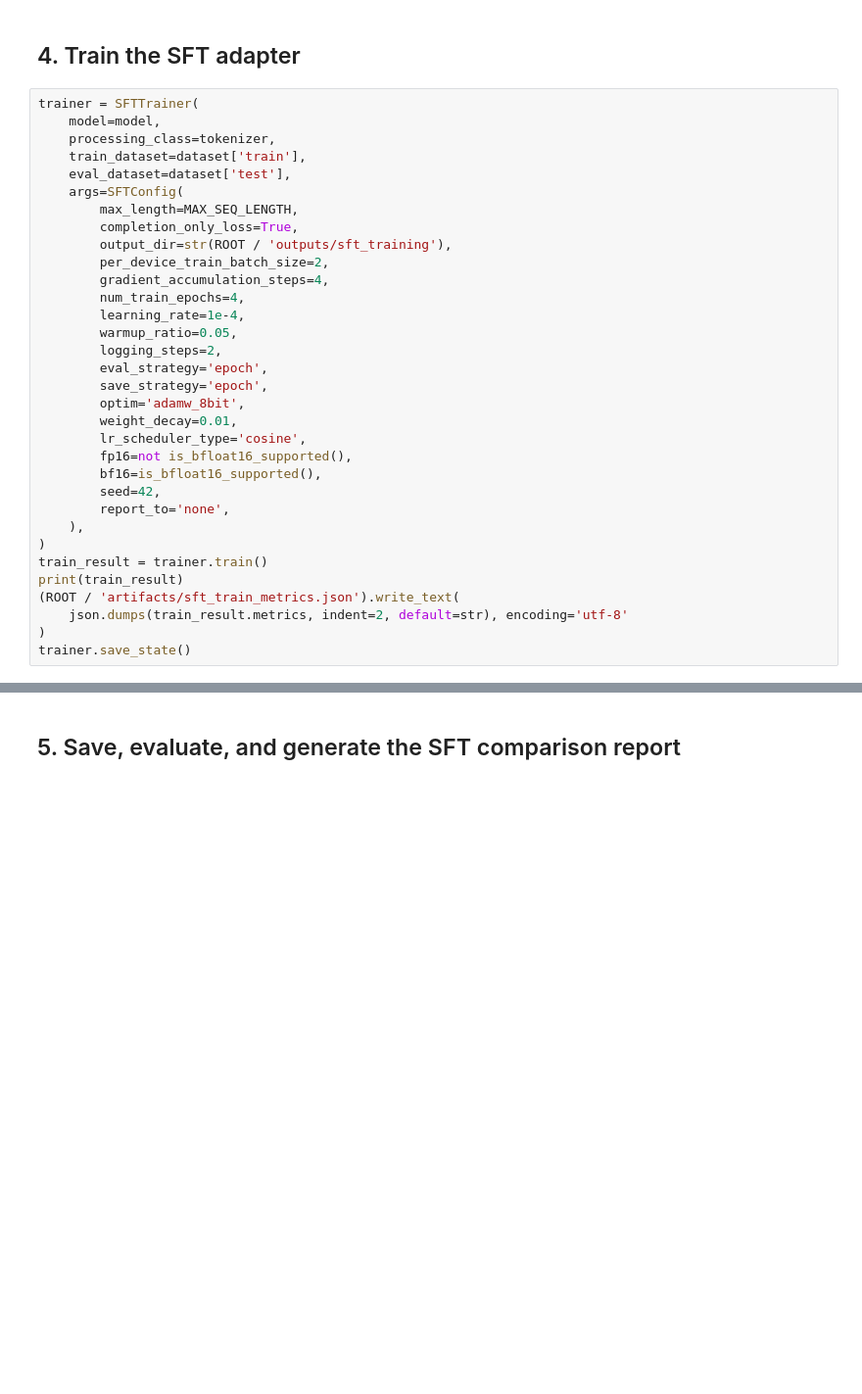
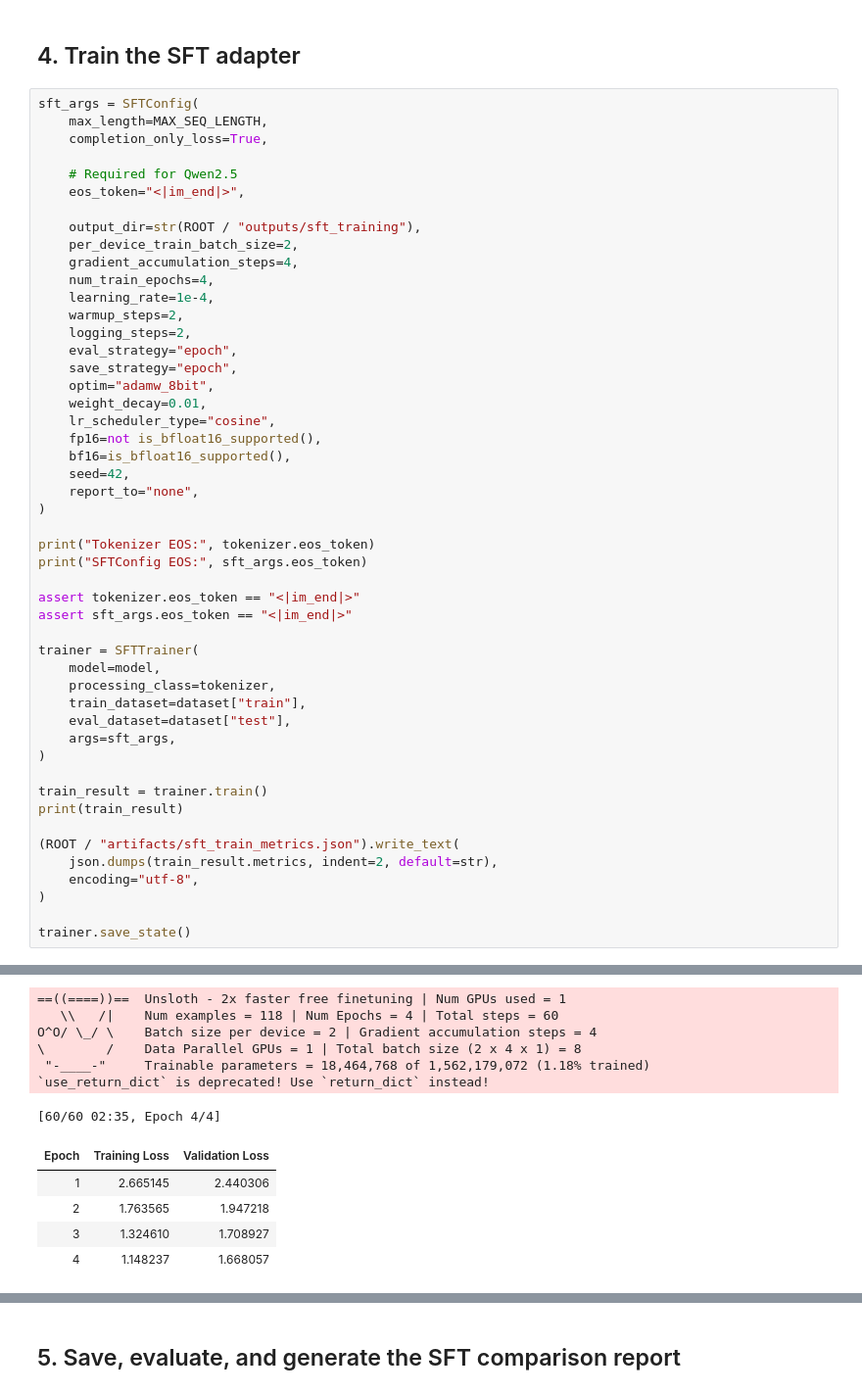
Before and after one commit to SamirSanyal312/domain-ai-assistant-finetuning, a Jupyter notebook: notebooks/instruction_finetuning.ipynb, the cells around one changed output, grey strips where cells are left out. Shown at 98% size. Saved outputs shown, nothing was run; the diff lists cells and outputs as text; blank space fills up the shorter version.

```diff
--- a/notebooks/instruction_finetuning.ipynb
+++ b/notebooks/instruction_finetuning.ipynb
@@ -72,35 +166,52 @@ model.print_trainable_parameters()
 # %% [markdown]
 ## 4. Train the SFT adapter
 # %%
+sft_args = SFTConfig(
+    max_length=MAX_SEQ_LENGTH,
+    completion_only_loss=True,
+
+    # Required for Qwen2.5
+    eos_token="<|im_end|>",
+
+    output_dir=str(ROOT / "outputs/sft_training"),
+    per_device_train_batch_size=2,
+    gradient_accumulation_steps=4,
+    num_train_epochs=4,
+    learning_rate=1e-4,
+    warmup_steps=2,
+    logging_steps=2,
+    eval_strategy="epoch",
+    save_strategy="epoch",
+    optim="adamw_8bit",
+    weight_decay=0.01,
+    lr_scheduler_type="cosine",
+    fp16=not is_bfloat16_supported(),
+    bf16=is_bfloat16_supported(),
+    seed=42,
+    report_to="none",
+)
+
+print("Tokenizer EOS:", tokenizer.eos_token)
+print("SFTConfig EOS:", sft_args.eos_token)
+
+assert tokenizer.eos_token == "<|im_end|>"
+assert sft_args.eos_token == "<|im_end|>"
+
 trainer = SFTTrainer(
     model=model,
     processing_class=tokenizer,
-    train_dataset=dataset['train'],
-    eval_dataset=dataset['test'],
-    args=SFTConfig(
-        max_length=MAX_SEQ_LENGTH,
-        completion_only_loss=True,
-        output_dir=str(ROOT / 'outputs/sft_training'),
-        per_device_train_batch_size=2,
-        gradient_accumulation_steps=4,
-        num_train_epochs=4,
-        learning_rate=1e-4,
-        warmup_ratio=0.05,
-        logging_steps=2,
-        eval_strategy='epoch',
-        save_strategy='epoch',
-        optim='adamw_8bit',
-        weight_decay=0.01,
-        lr_scheduler_type='cosine',
-        fp16=not is_bfloat16_supported(),
-        bf16=is_bfloat16_supported(),
-        seed=42,
-        report_to='none',
-    ),
+    train_dataset=dataset["train"],
+    eval_dataset=dataset["test"],
+    args=sft_args,
 )
+
 train_result = trainer.train()
 print(train_result)
-(ROOT / 'artifacts/sft_train_metrics.json').write_text(
-    json.dumps(train_result.metrics, indent=2, default=str), encoding='utf-8'
+
+(ROOT / "artifacts/sft_train_metrics.json").write_text(
+    json.dumps(train_result.metrics, indent=2, default=str),
+    encoding="utf-8",
 )
+
 trainer.save_state()
+# %% [output]
@@ -106,0 +222,12 @@ trainer.save_state()
+==((====))==  Unsloth - 2x faster free finetuning | Num GPUs used = 1
+   \\   /|    Num examples = 118 | Num Epochs = 4 | Total steps = 60
+O^O/ \_/ \    Batch size per device = 2 | Gradient accumulation steps = 4
+\        /    Data Parallel GPUs = 1 | Total batch size (2 x 4 x 1) = 8
+ "-____-"     Trainable parameters = 18,464,768 of 1,562,179,072 (1.18% trained)
+`use_return_dict` is deprecated! Use `return_dict` instead!
+[60/60 02:35, Epoch 4/4]
+| Epoch | Training Loss | Validation Loss |
+| 1 | 2.665145 | 2.440306 |
+| 2 | 1.763565 | 1.947218 |
+| 3 | 1.324610 | 1.708927 |
+| 4 | 1.148237 | 1.668057 |
```
Also changed, not shown: parts of 13 cells of this notebook, 6 other files.
